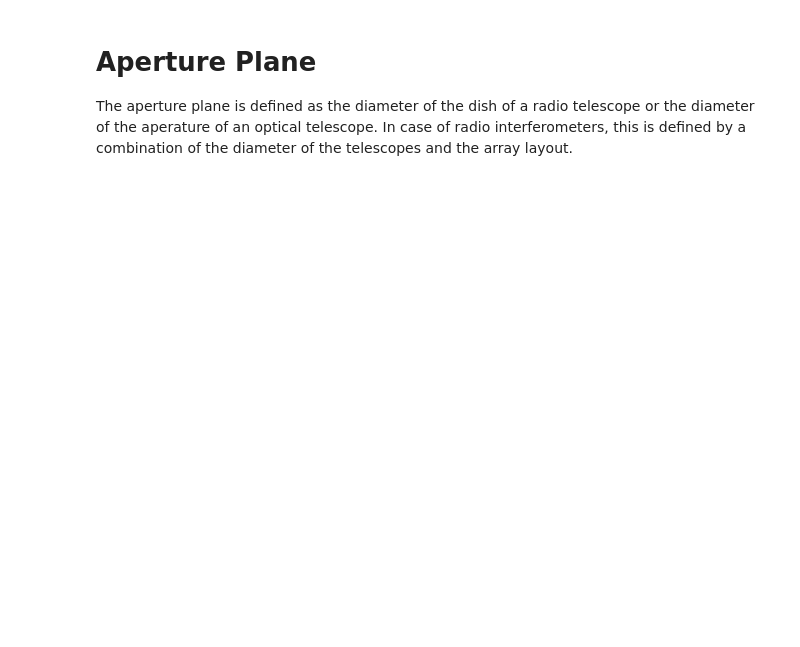
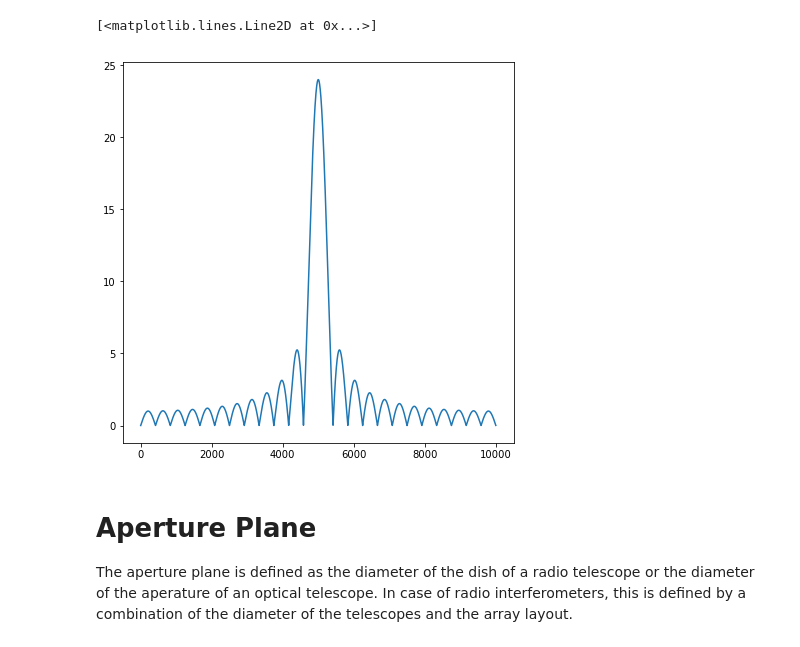
Before and after one commit to dgorthi/Notes, a Jupyter notebook: Single dishes and Telescopes.ipynb, the cells around one changed output. Saved outputs shown, nothing was run; the diff lists cells and outputs as text; code cells hidden in the pictures; blank space fills up the shorter version.

```diff
--- a/Single dishes and Telescopes.ipynb
+++ b/Single dishes and Telescopes.ipynb
@@ -6,3 +16,9 @@ plt.rcParams['figure.figsize'] = (3, 2)
+# %%
+Fx = np.fft.fftshift(np.fft.fft(rect))
+plt.plot(np.abs(Fx))
+# %% [output]
+[<matplotlib.lines.Line2D at 0x...>]
+[figure, added]
 # %% [markdown]
 # Aperture Plane
 
```
Also changed, not shown: parts of 9 cells of this notebook, 1 other file.
